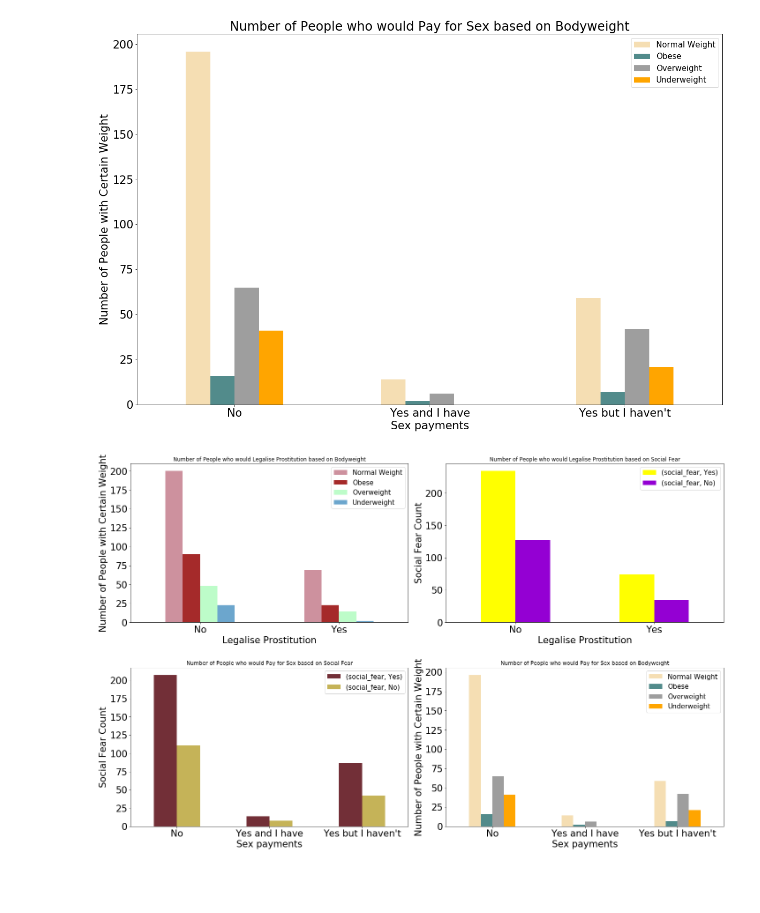
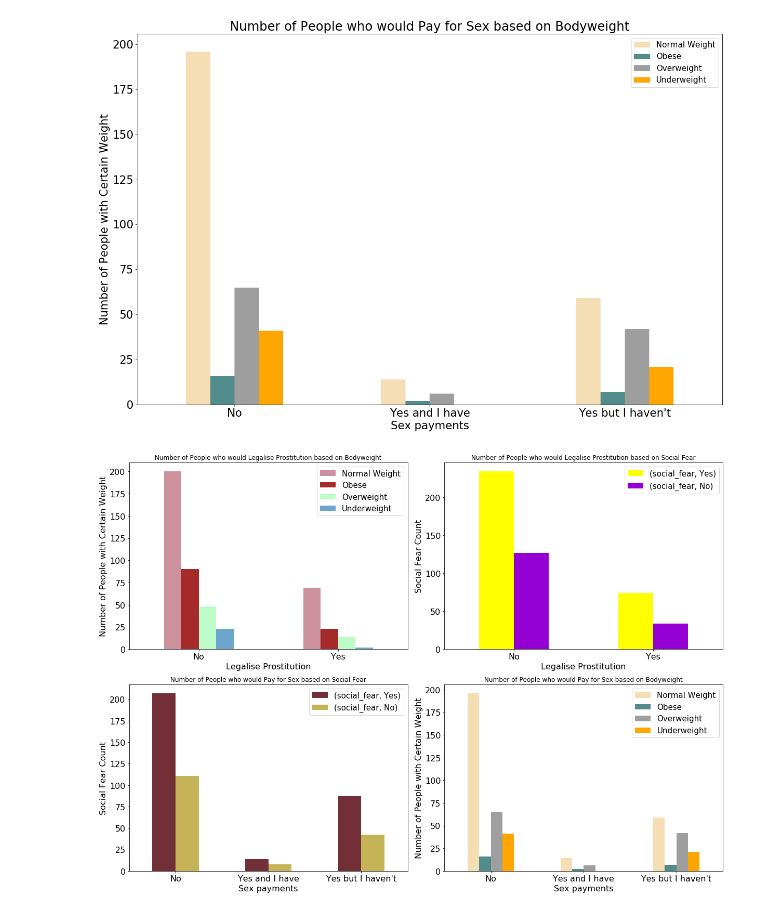
Before and after one commit to crushdig/Data-Science-In-Practice-Project, a Jupyter notebook: LB_project/notebooks/results/200_RQ2.ipynb, the cells around one changed output. Cells and saved outputs as stored; diff of their text form; code cells hidden in the pictures; blank space fills up the shorter version.

Commit message:
graphs

```diff
--- a/LB_project/notebooks/results/200_RQ2.ipynb
+++ b/LB_project/notebooks/results/200_RQ2.ipynb
@@ -102,11 +102,11 @@ colours = ['#CD919E', '#A52A2A', '#BDFCC9', '#6CA6CD']
 sex_and_wellbeing = results_redditThread_df.groupby(['prostitution_legal'])[['bodyweight']].apply(lambda x: pd.DataFrame(x['bodyweight'].value_counts()))
 
 sex_and_wellbeing = sex_and_wellbeing.unstack()
-graph_sex_and_wellbeing = sex_and_wellbeing.plot(ax=axes[0,0], kind='bar', figsize=(20, 13), color=colours, rot=0, fontsize=21)
+graph_sex_and_wellbeing = sex_and_wellbeing.plot(ax=axes[0,0], kind='bar', figsize=(17, 12), color=colours, rot=0, fontsize=16)
 
 graph_sex_and_wellbeing.title.set_text('Number of People who would Legalise Prostitution based on Bodyweight')
-graph_sex_and_wellbeing.set_xlabel('Legalise Prostitution', fontsize=21)
-graph_sex_and_wellbeing.set_ylabel('Number of People with Certain Weight', fontsize=21)
+graph_sex_and_wellbeing.set_xlabel('Legalise Prostitution', fontsize=16)
+graph_sex_and_wellbeing.set_ylabel('Number of People with Certain Weight', fontsize=16)
 graph_sex_and_wellbeing.legend(
 ['Normal Weight', 'Obese', 'Overweight', 'Underweight'],
    loc='best',
@@ -120,11 +120,11 @@ colours = ['#ffff00', '#9400d3']
 sex_and_wellbeing = results_redditThread_df.groupby(['prostitution_legal'])[['social_fear']].apply(lambda x: pd.DataFrame(x['social_fear'].value_counts()))
 
 sex_and_wellbeing = sex_and_wellbeing.unstack()
-graph_sex_and_wellbeing1 = sex_and_wellbeing.plot(ax=axes[0,1], kind='bar', figsize=(20, 13), color=colours, rot=0, fontsize=21)
+graph_sex_and_wellbeing1 = sex_and_wellbeing.plot(ax=axes[0,1], kind='bar', figsize=(17, 12), color=colours, rot=0, fontsize=16)
 
 graph_sex_and_wellbeing1.title.set_text('Number of People who would Legalise Prostitution based on Social Fear')
-graph_sex_and_wellbeing1.set_xlabel('Legalise Prostitution', fontsize=21)
-graph_sex_and_wellbeing1.set_ylabel('Social Fear Count', fontsize=21)
+graph_sex_and_wellbeing1.set_xlabel('Legalise Prostitution', fontsize=16)
+graph_sex_and_wellbeing1.set_ylabel('Social Fear Count', fontsize=16)
 graph_sex_and_wellbeing1.legend(
    loc='best',
    ncol=1,
@@ -134,37 +134,37 @@ graph_sex_and_wellbeing1.legend(
 
 colours = ['#722f37', '#C5B358']
 
 sex_and_wellbeing = results_redditThread_df.groupby(['pay_for_sex'])[['social_fear']].apply(lambda x: pd.DataFrame(x['social_fear'].value_counts()))
 
 sex_and_wellbeing = sex_and_wellbeing.unstack()
-graph_sex_and_wellbeing2 = sex_and_wellbeing.plot(ax=axes[1,0], kind='bar', figsize=(20, 13), color=colours, rot=0, fontsize=21)
+graph_sex_and_wellbeing2 = sex_and_wellbeing.plot(ax=axes[1,0], kind='bar', figsize=(17, 12), color=colours, rot=0, fontsize=16)
 
 graph_sex_and_wellbeing2.title.set_text('Number of People who would Pay for Sex based on Social Fear')
-graph_sex_and_wellbeing2.set_xlabel('Sex payments', fontsize=21)
-graph_sex_and_wellbeing2.set_ylabel('Social Fear Count', fontsize=21)
+graph_sex_and_wellbeing2.set_xlabel('Sex payments', fontsize=16)
+graph_sex_and_wellbeing2.set_ylabel('Social Fear Count', fontsize=16)
 graph_sex_and_wellbeing2.legend(
    loc='best',
    ncol=1,
    markerscale=1.5,
    fontsize=15)
 
 colours = ['#F5DEB3', '#528B8B', '#9E9E9E', '#FFA500']
 
 sex_and_wellbeing = results_redditThread_df.groupby(['pay_for_sex'])[['bodyweight']].apply(lambda x: pd.DataFrame(x['bodyweight'].value_counts()))
 
 sex_and_wellbeing = sex_and_wellbeing.unstack()
-graph_sex_and_wellbeing3 = sex_and_wellbeing.plot(ax=axes[1,1], kind='bar', figsize=(20, 13), color=colours, rot=0, fontsize=21)
+graph_sex_and_wellbeing3 = sex_and_wellbeing.plot(ax=axes[1,1], kind='bar', figsize=(17, 12), color=colours, rot=0, fontsize=16)
 
 graph_sex_and_wellbeing3.title.set_text('Number of People who would Pay for Sex based on Bodyweight')
-graph_sex_and_wellbeing3.set_xlabel('Sex payments', fontsize=21)
-graph_sex_and_wellbeing3.set_ylabel('Number of People with Certain Weight', fontsize=21)
+graph_sex_and_wellbeing3.set_xlabel('Sex payments', fontsize=16)
+graph_sex_and_wellbeing3.set_ylabel('Number of People with Certain Weight', fontsize=16)
 graph_sex_and_wellbeing3.legend(
     ['Normal Weight', 'Obese', 'Overweight', 'Underweight'],
    loc='best',
    ncol=1,
    markerscale=1.5,
    fontsize=15)
 
 plt.tight_layout()
 # %% [output]
-[figure, old version]
+[figure, new version]
```
